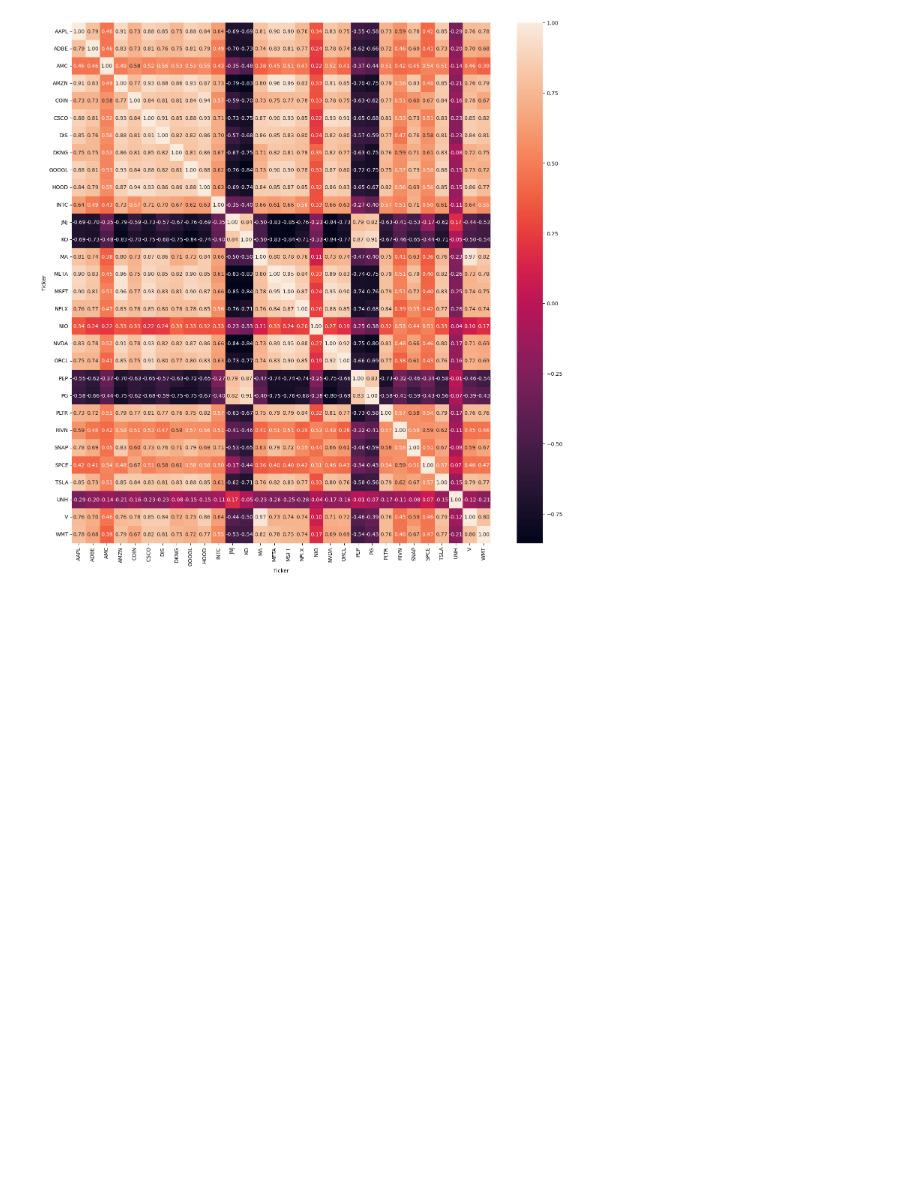
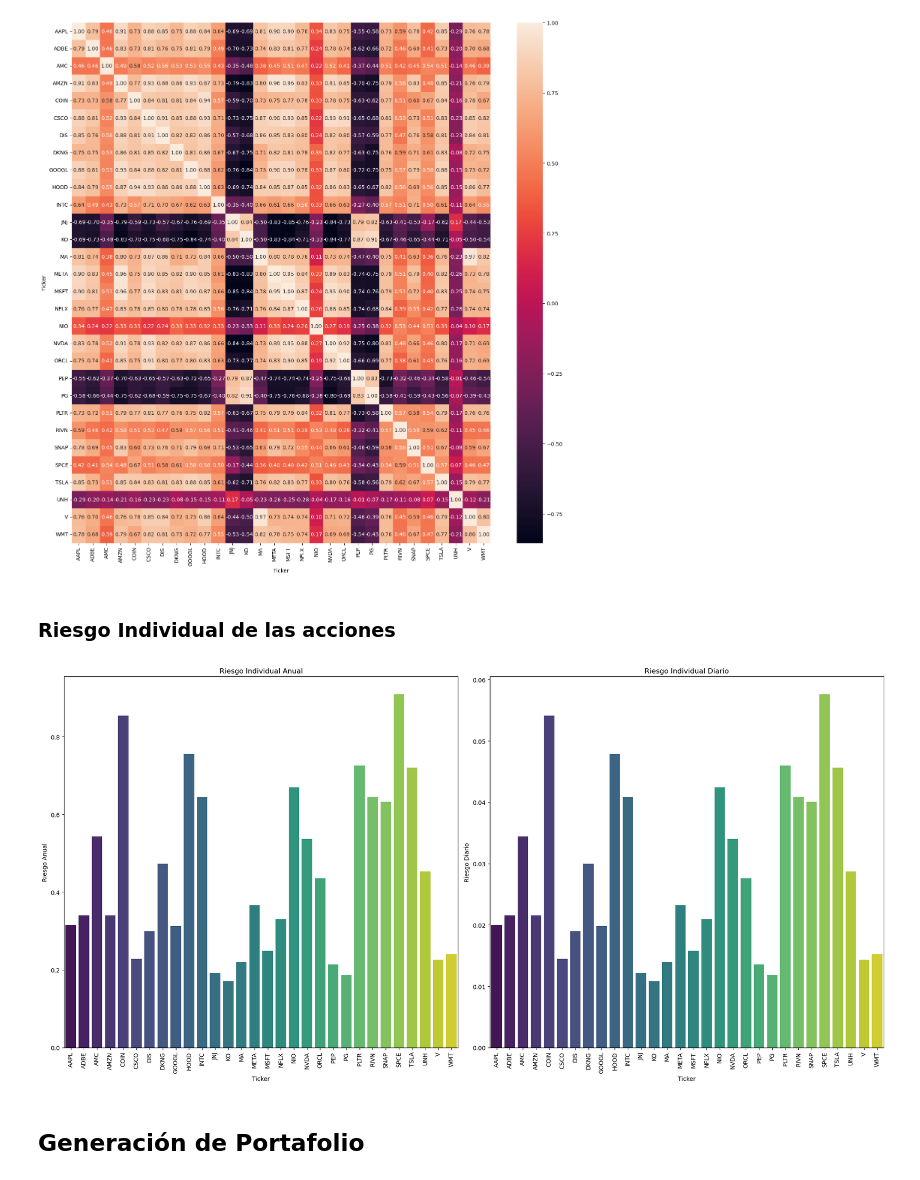
Before and after one commit to Tomaslopera/GeneticAlgorithm_FinancialPortfolio, a Jupyter notebook: GeneticAlgorithm.ipynb, the cells around one changed output. Cells and saved outputs as stored; diff of their text form; code cells hidden in the pictures; blank space fills up the shorter version.

```diff
--- a/GeneticAlgorithm.ipynb
+++ b/GeneticAlgorithm.ipynb
@@ -128,3 +147,29 @@ sns.heatmap(data = matriz_covarianza.corr(numeric_only=True), annot=True, fmt='.
 plt.show()
 # %% [output]
 [figure]
+# %% [markdown]
+### Riesgo Individual de las acciones
+# %%
+riesgo_individual = retorno_diario.std()
+riesgo_individual_anual = riesgo_individual * (249 ** 0.5)
+# %%
+fig, (ax1, ax2) = plt.subplots(1, 2, figsize=(20, 10))
+
+sns.barplot(x=riesgo_individual_anual.index, y=riesgo_individual_anual.values, ax=ax1, palette='viridis', hue=riesgo_individual_anual.index)
+ax1.set_title('Riesgo Individual Anual')
+ax1.set_xlabel('Ticker')
+ax1.set_ylabel('Riesgo Anual')
+ax1.tick_params(axis='x', rotation=90)
+
+sns.barplot(x=riesgo_individual.index, y=riesgo_individual.values, ax=ax2, palette='viridis', hue=riesgo_individual.index)
+ax2.set_title('Riesgo Individual Diario')
+ax2.set_xlabel('Ticker')
+ax2.set_ylabel('Riesgo Diario')
+ax2.tick_params(axis='x', rotation=90)
+
+plt.tight_layout()
+plt.show()
+# %% [output]
+[figure, added]
+# %% [markdown]
+## Generación de Portafolio
```
Also changed, not shown: parts of 6 cells of this notebook, 4 other files.
